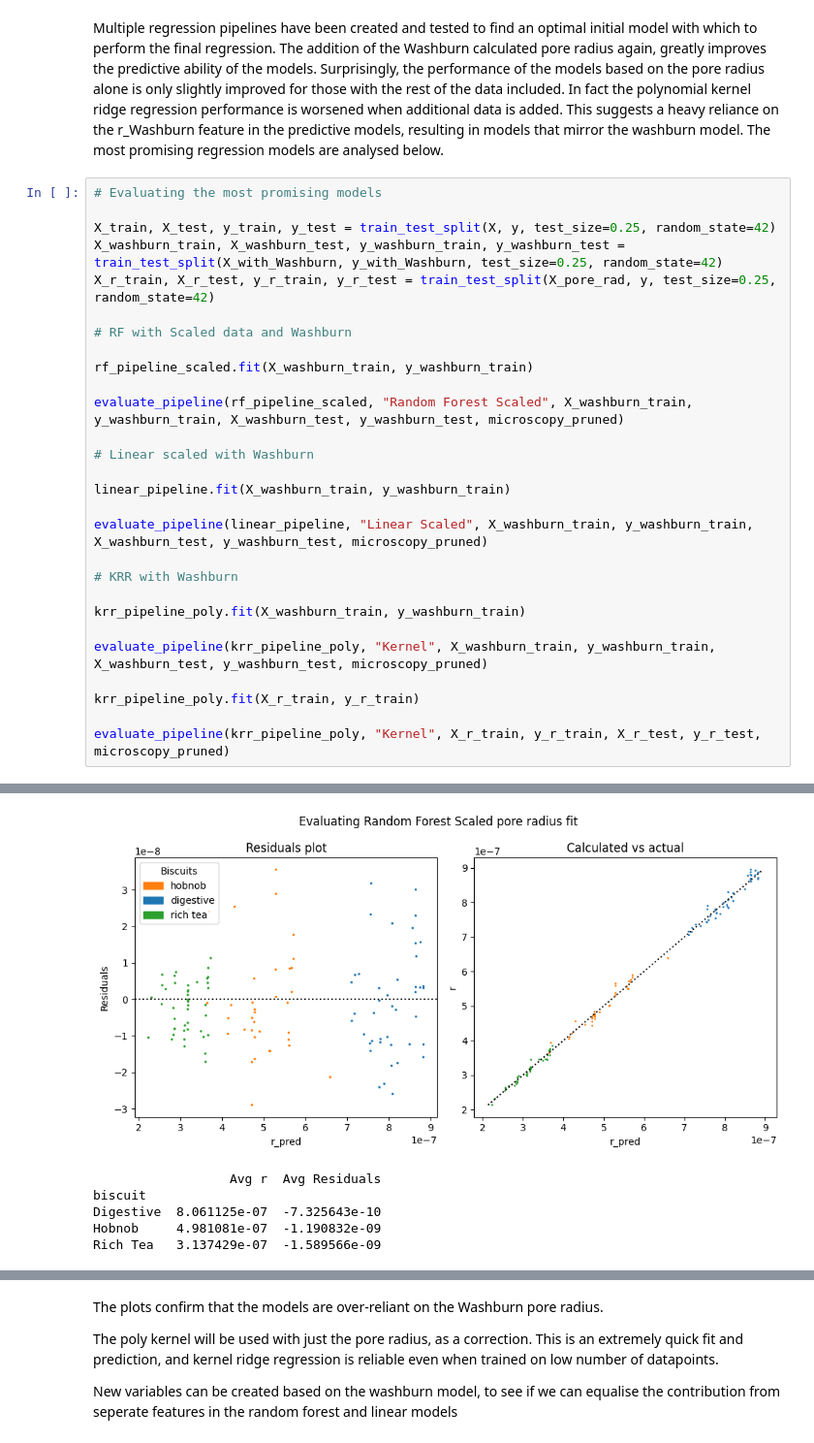
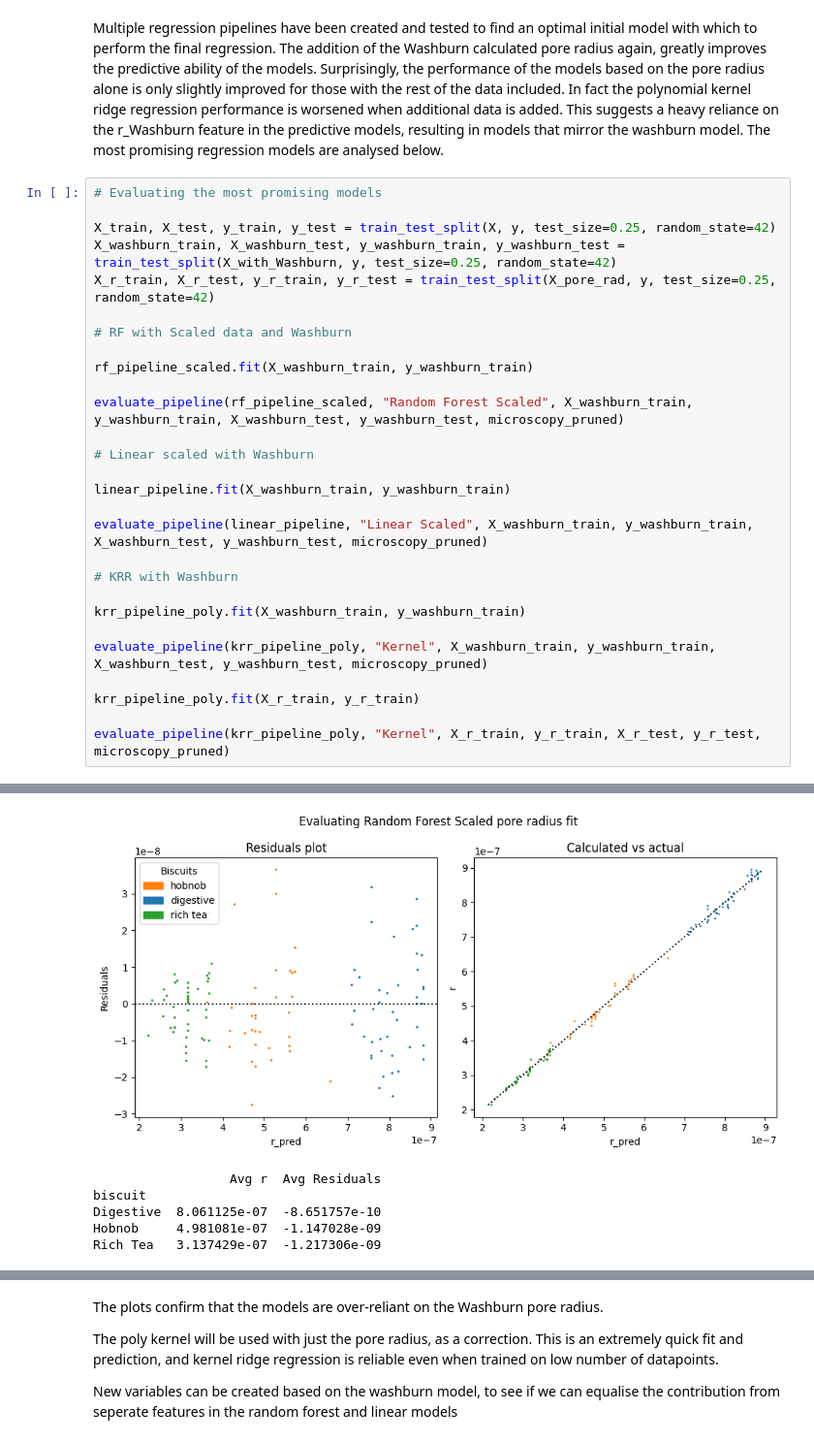
Before and after one commit to kon-218/biscuit_analysis, a Jupyter notebook: biscuit_analysis.ipynb, the cells around one changed output, grey strips where cells are left out. Shown at 97% size. Saved outputs shown, nothing was run; the diff lists cells and outputs as text.

```diff
--- a/code3.ipynb
+++ b/biscuit_analysis.ipynb
@@ -817,7 +817,7 @@ Multiple regression pipelines have been created and tested to find an optimal in
 # Evaluating the most promising models
 
 X_train, X_test, y_train, y_test = train_test_split(X, y, test_size=0.25, random_state=42)
-X_washburn_train, X_washburn_test, y_washburn_train, y_washburn_test = train_test_split(X_with_Washburn, y_with_Washburn, test_size=0.25, random_state=42)
+X_washburn_train, X_washburn_test, y_washburn_train, y_washburn_test = train_test_split(X_with_Washburn, y, test_size=0.25, random_state=42)
 X_r_train, X_r_test, y_r_train, y_r_test = train_test_split(X_pore_rad, y, test_size=0.25, random_state=42)
 
 # RF with Scaled data and Washburn
@@ -858,6 +858,6 @@ Average cross-validated R^2 score: 0.9963164297055979
-[figure, old version]
+[figure, new version]
                   Avg r  Avg Residuals
 biscuit
-Digestive  8.061125e-07  -7.325643e-10
-Hobnob     4.981081e-07  -1.190832e-09
-Rich Tea   3.137429e-07  -1.589566e-09
+Digestive  8.061125e-07  -8.651757e-10
+Hobnob     4.981081e-07  -1.147028e-09
+Rich Tea   3.137429e-07  -1.217306e-09
```
Also changed, not shown: parts of 8 cells of this notebook, 4 other files.
